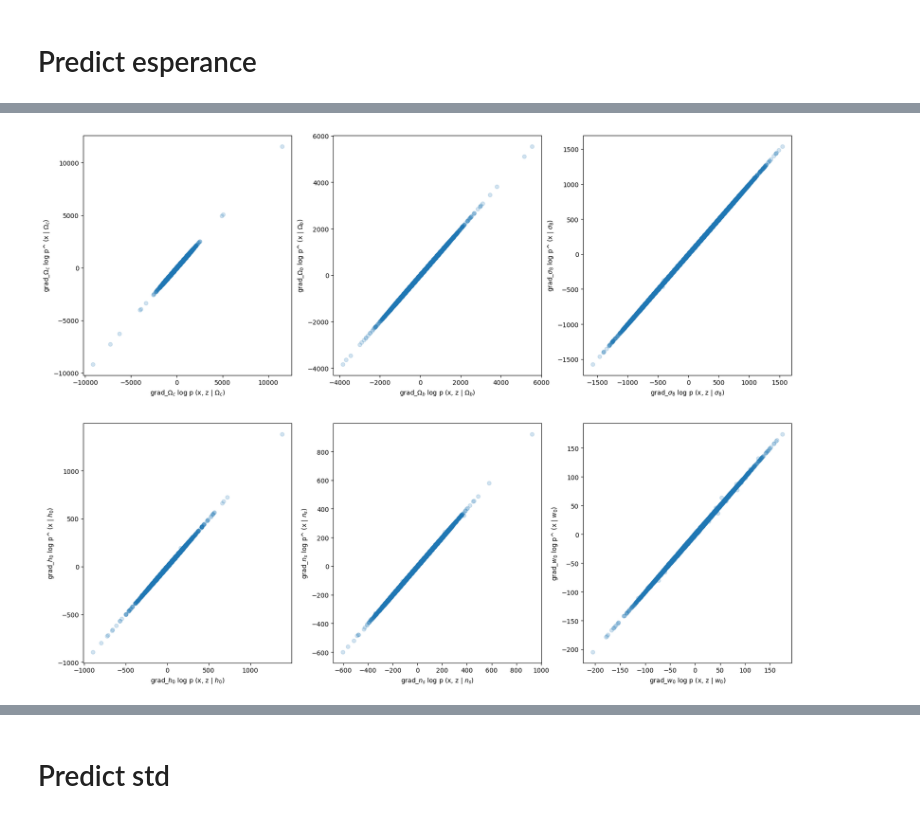
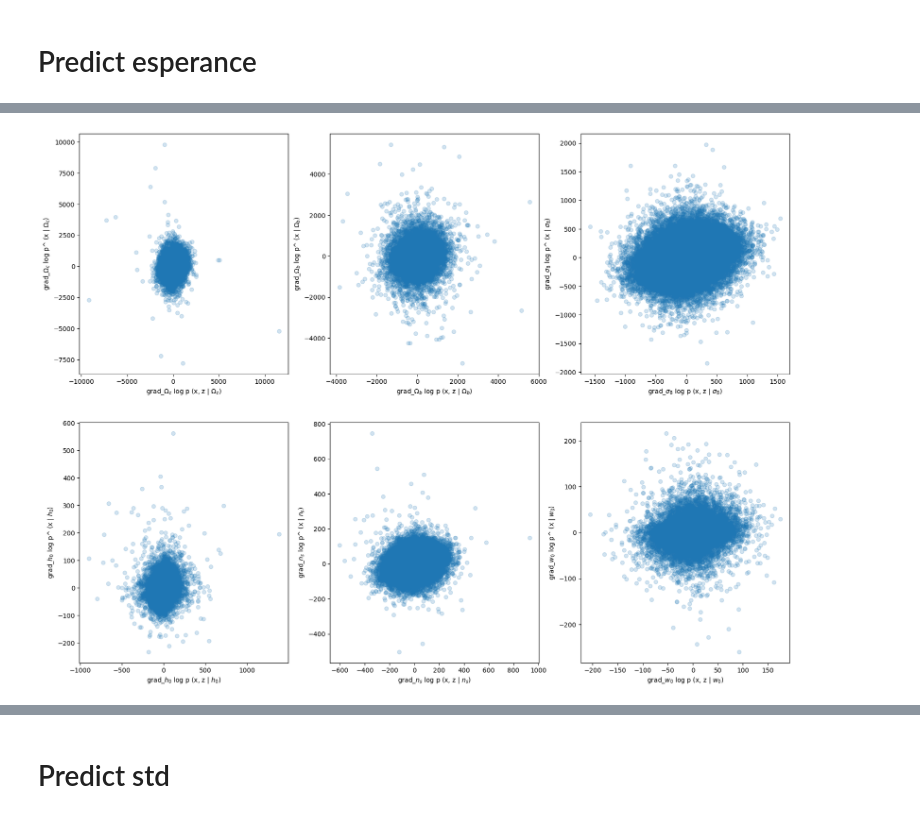
Before and after one commit to Justinezgh/desc_ssnpe, a Jupyter notebook: notebooks/snr_study/MomentNetworks_nle.ipynb, the cells around one changed output, grey strips where cells are left out. Cells and saved outputs as stored; diff of their text form; code cells hidden in the pictures.

```diff
--- a/notebooks/snr_study/MomentNetworks_nle.ipynb
+++ b/notebooks/snr_study/MomentNetworks_nle.ipynb
@@ -58,22 +68,22 @@ class MomentNetwork(hk.Module):
 
     return net.squeeze()
 # %%
-get_moments = hk.without_apply_rng(hk.transform(lambda p : MomentNetwork()(p)))
+get_moments = hk.without_apply_rng(hk.transform(lambda theta, y : MomentNetwork()(theta, y)))
 # %% [markdown]
 # Predict esperance
 # %%
 @jax.jit
-def loss_esperance(params, score):
+def loss_esperance(params, theta, y, score):
 
-  out = get_moments.apply(params, score)
+  out = get_moments.apply(params, theta, y)
 
-  return jnp.sum((out - score) ** 2, axis=-1).mean()
+  return jnp.sum((out - score) ** 2, axis=-1).mean() / 1000
 
 @jax.jit
-def update_esperance(params, opt_state, score):
+def update_esperance(params, opt_state, theta, y, score):
     """Single SGD update step."""
     loss, grads = jax.value_and_grad(loss_esperance)(
-        params, score
+        params, theta, y, score
     )
     updates, new_opt_state = optimizer.update(grads, opt_state, params)
     new_params = optax.apply_updates(params, updates)
@@ -81,7 +91,7 @@ def update_esperance(params, opt_state, score):
     return loss, new_params, new_opt_state
 # %%
 rng_seq = hk.PRNGSequence(12)
-params_esperance = get_moments.init(next(rng_seq), jnp.zeros([1, 6]))
+params_esperance = get_moments.init(next(rng_seq), jnp.zeros([1, 6]), jnp.zeros([1, 6]))
 
 nb_steps = total_steps - total_steps * 0.2
 
@@ -101,16 +111,25 @@ lr_scheduler_store = []
 pbar = tqdm(range(total_steps + 1))
 
 for batch in pbar:
-    inds = np.random.randint(0, len(dataset_train), batch_size)
-    ex_score = dataset_train[inds]
+    inds = np.random.randint(0, len(dataset_score_train), batch_size)
+    ex_score = dataset_score_train[inds]
+    ex_theta = dataset_theta_train[inds]
+    ex_y = dataset_y_train[inds]
 
     l, params_esperance, opt_state_esperance = update_esperance(
-        params_esperance, opt_state_esperance, ex_score
+        params_esperance, opt_state_esperance, ex_theta, ex_y, ex_score
     )
 
     if batch % 500 == 0:
       batch_loss.append(l)
-      val_loss.append(loss_esperance(params_esperance, dataset_test[inds]))
+      val_loss.append(
+          loss_esperance(
+              params_esperance,
+              dataset_theta_test[inds],
+              dataset_y_test[inds],
+              dataset_score_test[inds]
+          )
+      )
       lr_scheduler_store.append(lr_scheduler(batch))
       pbar.set_description(f"train loss {l:.3f}")
 
@@ -133,13 +152,19 @@ plt.savefig( "./SNR_study/loss_zoom.png")
 # %%
-prediction = get_moments.apply(params_esperance,  dataset_test)
+# check regression on test set
+
+prediction = get_moments.apply(
+    params_esperance,
+    dataset_theta_test,
+    dataset_y_test
+)
 
 plt.figure(figsize=(20, 15))
 for i in range(6):
   plt.subplot(2,3,i+1)
-  plt.scatter(dataset_test[...,i], prediction[...,i], alpha = 0.2)
+  plt.scatter(dataset_score_test[...,i], prediction[...,i], alpha = 0.2)
   plt.ylabel('grad_{} log p^ (x | {})'.format(params_name[i], params_name[i]))
   plt.xlabel('grad_{} log p (x, z | {})'.format(params_name[i], params_name[i]))
 
 plt.savefig( "./SNR_study/regression.png")
 # %% [output]
-[figure, old version]
+[figure, new version]
```
Also changed, not shown: parts of 19 cells of this notebook.
